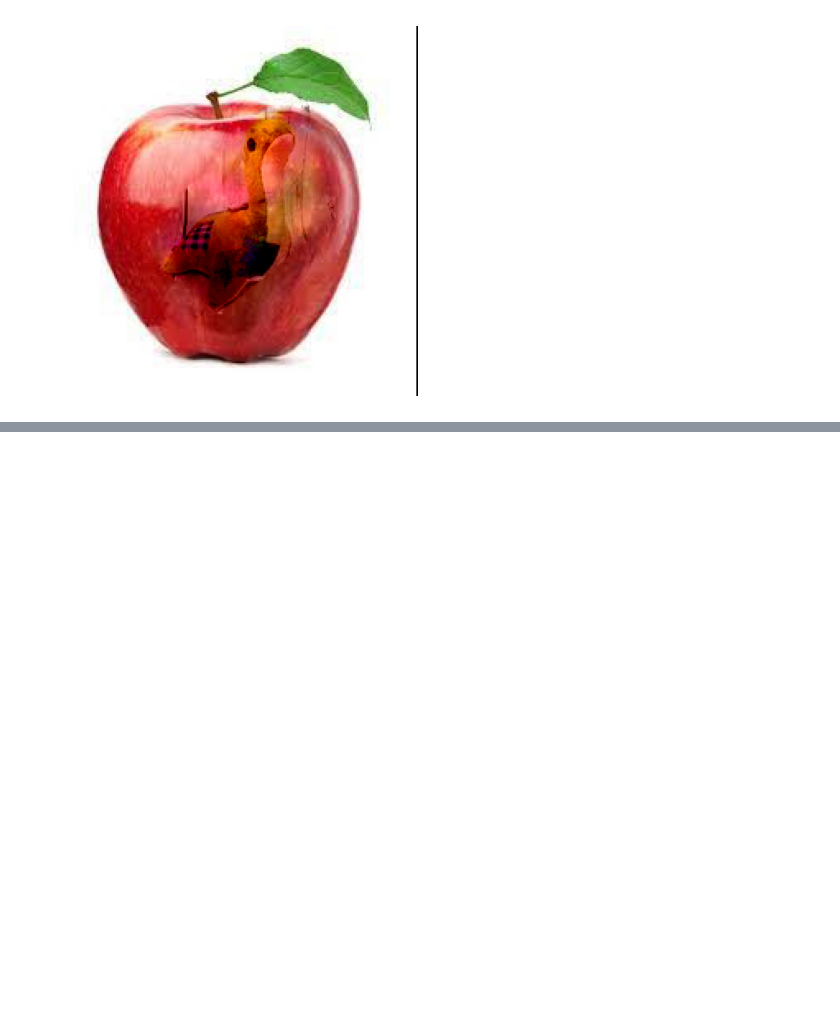
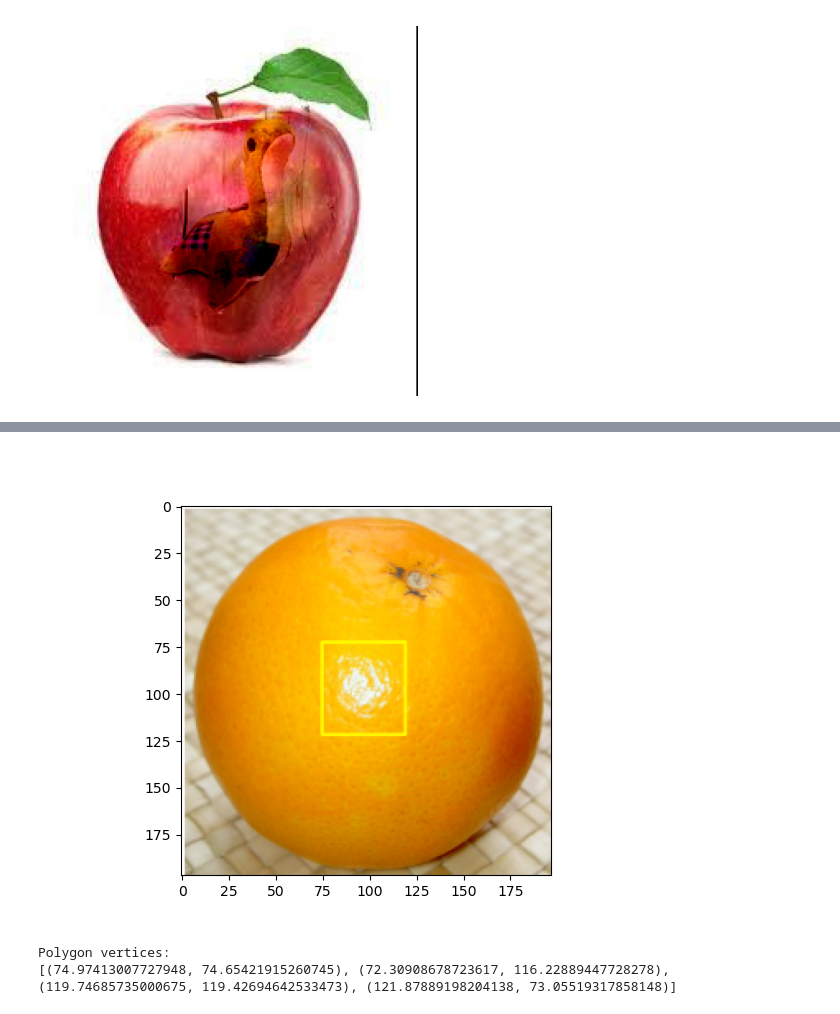
Before and after one commit to derkder/CGVI_CourseWork, a Jupyter notebook: ImageProcessing/Project/Main.ipynb, the cells around one changed output, grey strips where cells are left out. Cells and saved outputs as stored; diff of their text form; code cells hidden in the pictures; blank space fills up the shorter version.

```diff
--- a/ImageProcessing/Project/Main.ipynb
+++ b/ImageProcessing/Project/Main.ipynb
@@ -472,0 +388,30 @@ plt.show()
+# %%
+%matplotlib widget
+# 应用纹理平坦化
+img_path = "InputImgs//asd.png"
+image = cv2.imread(img_path)
+image = cv2.cvtColor(image, cv2.COLOR_BGR2RGB)
+
+img_array = image.copy()
+
+# 回调函数，当选择完成时调用
+def onselect(verts):
+    global polygon
+    polygon = [(y, x) for x, y in verts]
+    print("Polygon vertices:")
+    print(polygon)
+    # 这里可以添加代码来处理多边形的顶点
+
+# 创建图像和轴
+fig, ax = plt.subplots()
+ax.imshow(img_array, cmap='gray')
+
+# 创建PolygonSelector实例
+polygon_selector = PolygonSelector(ax, onselect)
+
+# 显示图像并开始多边形选择过程
+plt.show()
+# %% [output]
+[figure, added]
+Polygon vertices:
+[(74.97413007727948, 74.65421915260745), (72.30908678723617, 116.22889447728278), (119.74685735000675, 119.42694642533473), (121.87889198204138, 73.05519317858148)]
```
Also changed, not shown: parts of 7 cells of this notebook, 3 other files.
